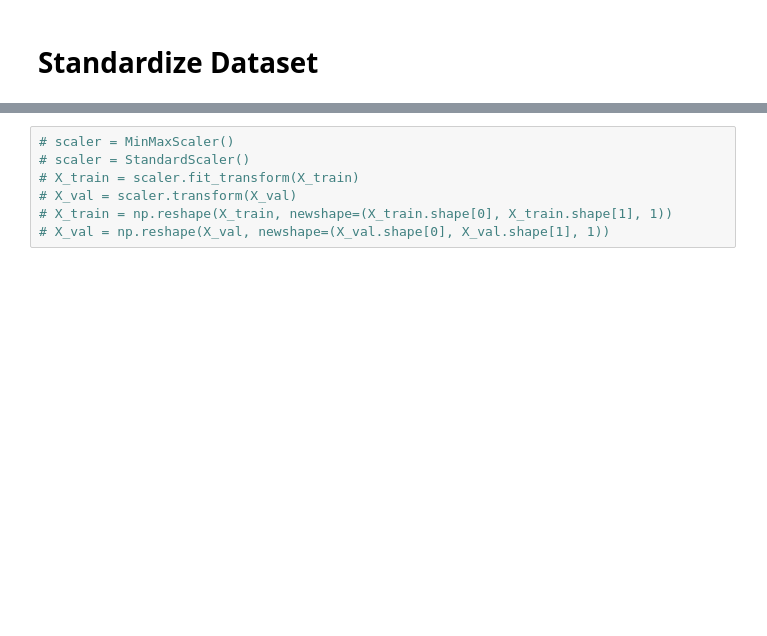
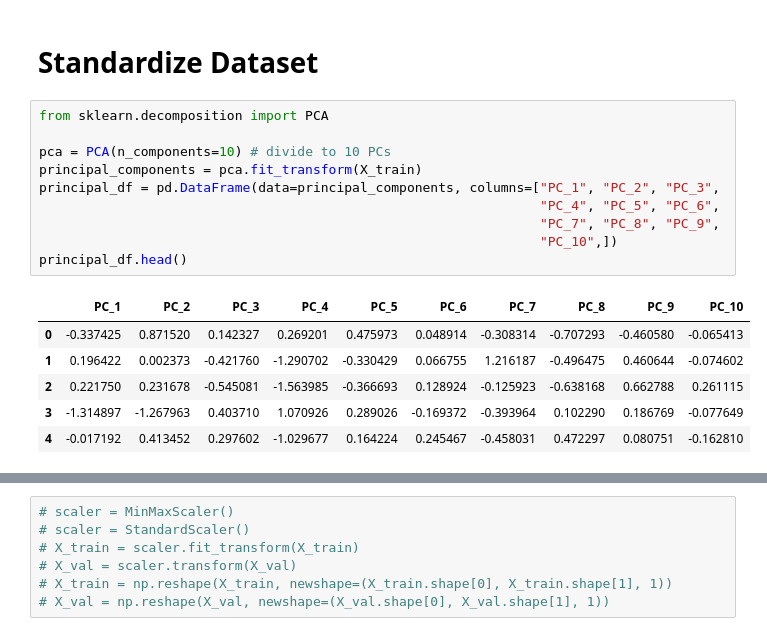
Before and after one commit to neemiasbsilva/case-study-data-science, a Jupyter notebook: spaceship_titanic/notebooks/ml_pipeline.ipynb, the cells around one changed output, grey strips where cells are left out. Drawn from its saved outputs; the diff is of its cells as text; blank space fills up the shorter version.

```diff
--- a/spaceship_titanic/notebooks/ml_pipeline.ipynb
+++ b/spaceship_titanic/notebooks/ml_pipeline.ipynb
@@ -40,3 +42,20 @@ print(f"Amount of Train Samples: {len(X_train)} - Amount of Validation Sample: {
 Amount of Train Samples: 6519 - Amount of Validation Sample: 2174
 # %% [markdown]
 # Standardize Dataset
+# %%
+from sklearn.decomposition import PCA
+
+pca = PCA(n_components=10) # divide to 10 PCs
+principal_components = pca.fit_transform(X_train)
+principal_df = pd.DataFrame(data=principal_components, columns=["PC_1", "PC_2", "PC_3",
+                                                                "PC_4", "PC_5", "PC_6",
+                                                                "PC_7", "PC_8", "PC_9",
+                                                                "PC_10",])
+principal_df.head()
+# %% [output]
+|  | PC_1 | PC_2 | PC_3 | PC_4 | PC_5 | PC_6 | PC_7 | PC_8 | PC_9 | PC_10 |
+| 0 | -0.337425 | 0.871520 | 0.142327 | 0.269201 | 0.475973 | 0.048914 | -0.308314 | -0.707293 | -0.460580 | -0.065413 |
+| 1 | 0.196422 | 0.002373 | -0.421760 | -1.290702 | -0.330429 | 0.066755 | 1.216187 | -0.496475 | 0.460644 | -0.074602 |
+| 2 | 0.221750 | 0.231678 | -0.545081 | -1.563985 | -0.366693 | 0.128924 | -0.125923 | -0.638168 | 0.662788 | 0.261115 |
+| 3 | -1.314897 | -1.267963 | 0.403710 | 1.070926 | 0.289026 | -0.169372 | -0.393964 | 0.102290 | 0.186769 | -0.077649 |
+| 4 | -0.017192 | 0.413452 | 0.297602 | -1.029677 | 0.164224 | 0.245467 | -0.458031 | 0.472297 | 0.080751 | -0.162810 |
```
Also changed, not shown: parts of 17 cells of this notebook.
